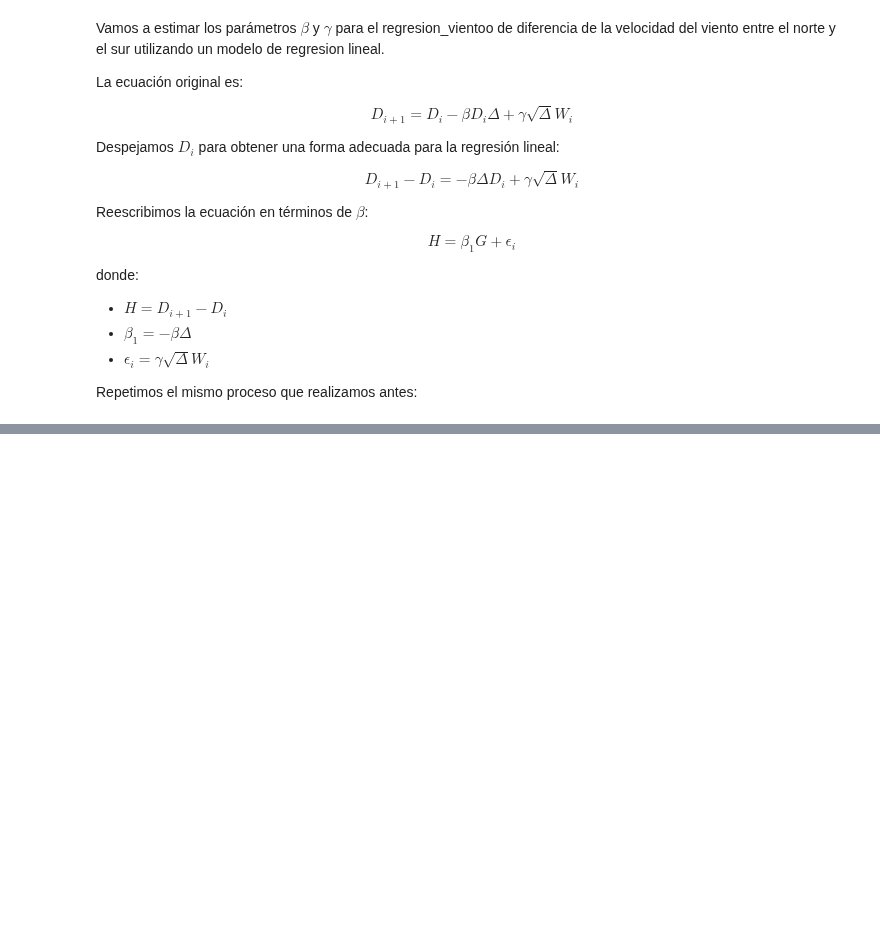
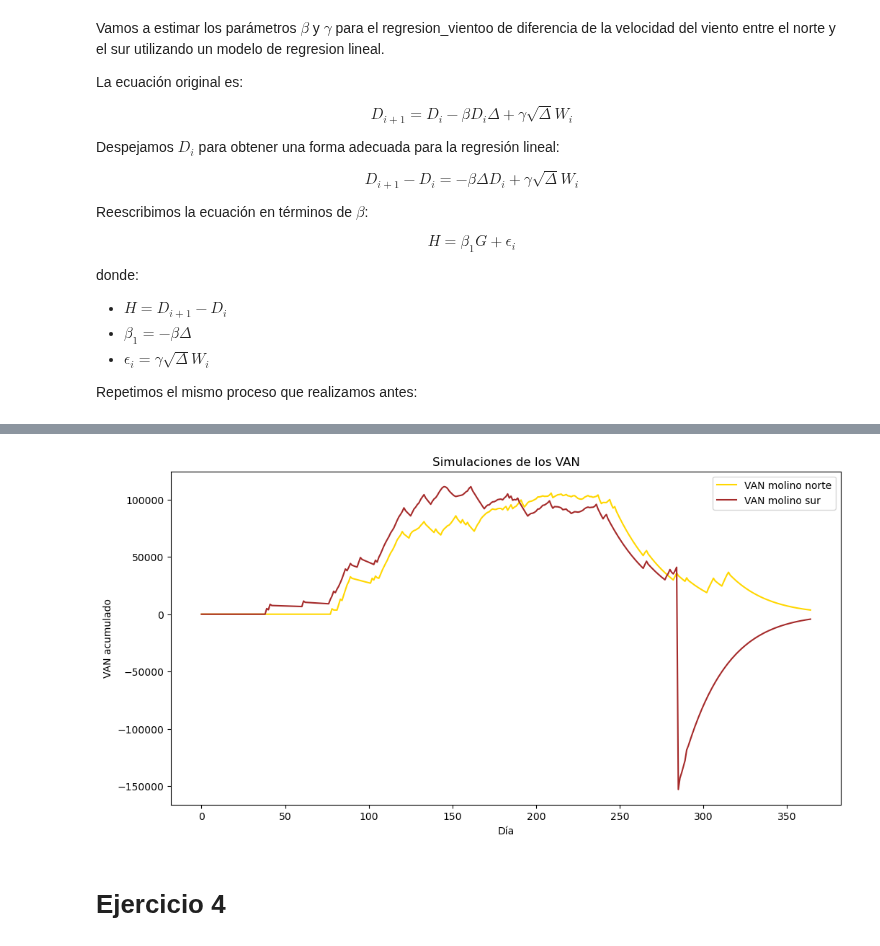
Before and after one commit to MarianoSanson/tp-viento, a Jupyter notebook: entrega.ipynb, the cells around one changed output, grey strips where cells are left out. Saved outputs shown, nothing was run; the diff lists cells and outputs as text; code cells hidden in the pictures; blank space fills up the shorter version.

```diff
--- a/entrega.ipynb
+++ b/entrega.ipynb
@@ -46,6 +47,10 @@ def calcular_RMSE(Y, predicciones):
 N = 10000 # Cantidad de simulaciones/iteraciones que se haran en cada ejercicio
 
 T = 365 # Período en el cual se realizará el análisis
+
+k_inicial = 5 # La media a ojo del viento
+
+C = 200000 # Costo de arreglo inicial
 # %% [markdown]
 # Ejercicio 1
 # %% [markdown]
@@ -175,0 +377,21 @@ gamma estimado: 10.091915756839064
+# %%
+simulacion_ambos_molinos = simular_ambos_molinos(simulacion_norte,simulacion_sur, T, k_inicial)
+
+simular_VAN_molino_norte = simulacion_ambos_molinos[0][0]
+
+simular_VAN_molino_sur = simulacion_ambos_molinos[1][0]
+
+# Graficar las simulaciones
+plt.figure(figsize=(12, 6))
+plt.plot(simular_VAN_molino_norte, color='gold', label='VAN molino norte')
+plt.plot(simular_VAN_molino_sur, color='brown', label='VAN molino sur')
+
+plt.xlabel('Día')
+plt.ylabel('VAN acumulado')
+plt.title('Simulaciones de los VAN')
+plt.legend()
+plt.show()
+# %% [output]
+[figure, added]
+# %% [markdown]
+# Ejercicio 4
```
Also changed, not shown: parts of 71 cells of this notebook.
